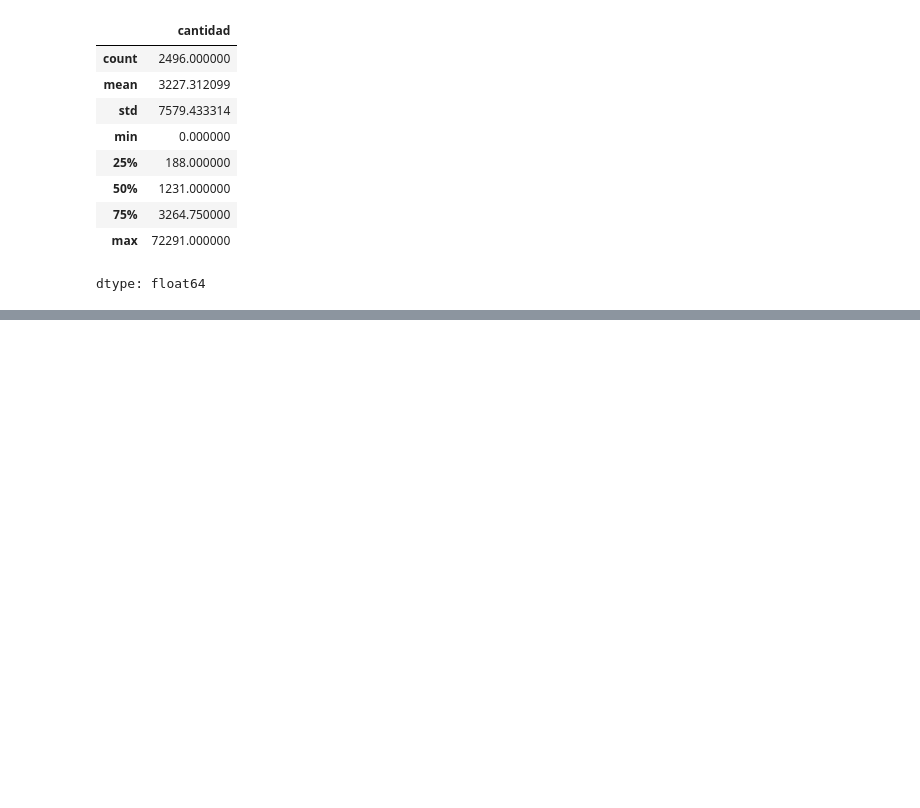
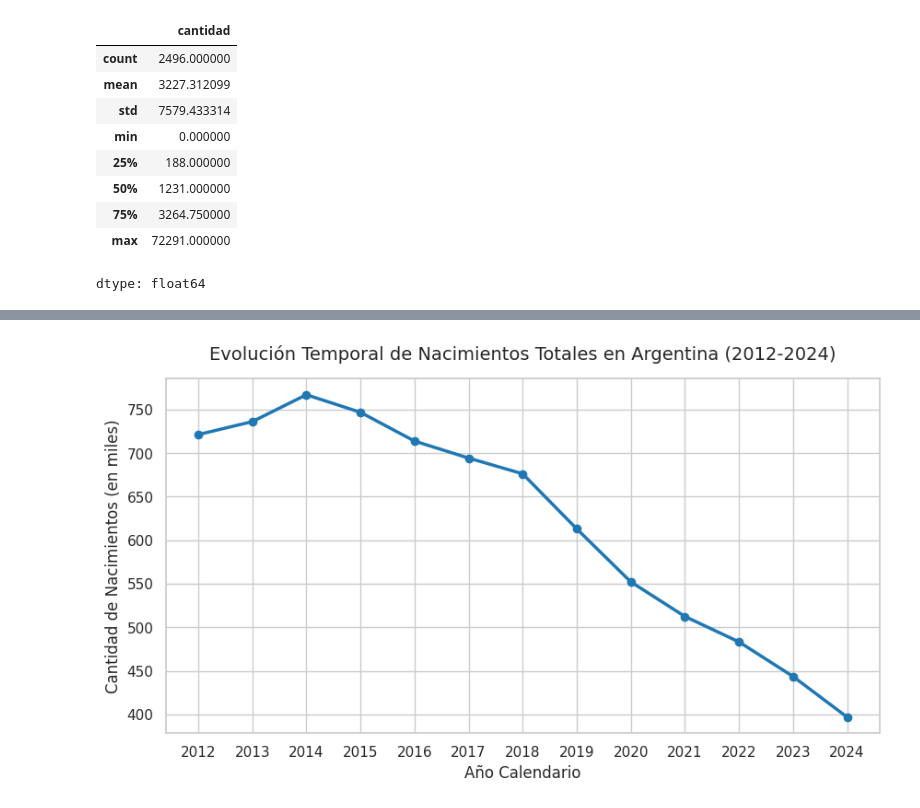
Before and after one commit to Mafervv149/tp-grupal-datos-fce, a Jupyter notebook: Analisis_Natalidad_RENAPER.ipynb, the cells around one changed output, grey strips where cells are left out. Drawn from its saved outputs; the diff is of its cells as text; code cells hidden in the pictures; blank space fills up the shorter version.

```diff
--- a/Analisis_Natalidad_RENAPER.ipynb
+++ b/Analisis_Natalidad_RENAPER.ipynb
@@ -24,3 +25,8 @@ df = pd.read_csv('/nacimientos_renaper.csv')
+# %%
+# Leemos directamente desde el repositorio de GitHub del grupo
+
+url = "https://raw.githubusercontent.com/Mafervv149/tp-grupal-datos-fce/main/nacimientos_renaper.csv"
+df = pd.read_csv(url)
 # %%
 # Mostramos las primeras 5 filas
 print("--- PRIMERAS FILAS (.head()) ---")
@@ -148,2 +127,0 @@ Transformación 1: Creamos la columna derivada con las categorías macro
-# %%
-df['macro_edad_madre'] = df['grupo_etario_madre'].map(mapeo_edades)
@@ -207,0 +209,24 @@ anio
+# %%
+# Configuración de estilo académico
+plt.figure(figsize=(10, 5))
+sns.set_theme(style="whitegrid")
+
+# Agrupamos los datos por año, sumamos los nacimientos y los dividimos por 1000
+evolucion_anual = df.groupby('anio')['cantidad'].sum().reset_index()
+evolucion_anual['cantidad_miles'] = evolucion_anual['cantidad'] / 1000
+
+# Graficamos la línea usando la nueva columna en miles
+plt.plot(evolucion_anual['anio'], evolucion_anual['cantidad_miles'],
+         marker='o', color='#1f77b4', linewidth=2.5, label='Nacimientos Totales')
+
+# Títulos y etiquetas modificadas con nivel académico
+plt.title('Evolución Temporal de Nacimientos Totales en Argentina (2012-2024)', fontsize=14, pad=15)
+plt.xlabel('Año Calendario', fontsize=12)
+plt.ylabel('Cantidad de Nacimientos (en miles)', fontsize=12) # <--- Aquí aclaramos la unidad
+plt.xticks(evolucion_anual['anio'])
+
+# Exportación de la imagen en alta calidad para Overleaf
+plt.savefig('grafico1_evolucion_temporal.png', dpi=300, bbox_inches='tight')
+plt.show()
+# %% [output]
+[figure, added]
```
Also changed, not shown: parts of 50 cells of this notebook.
